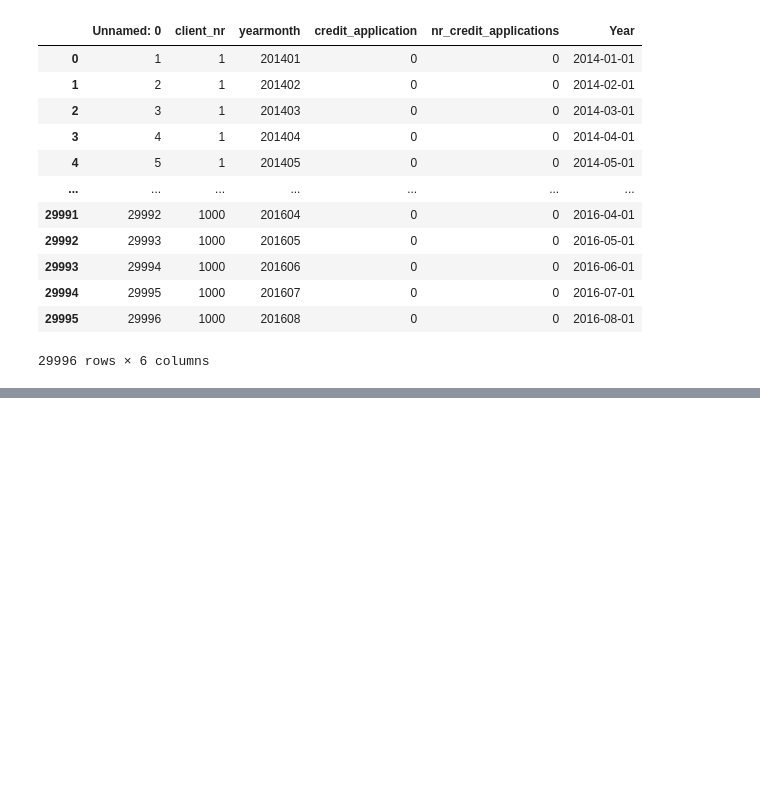
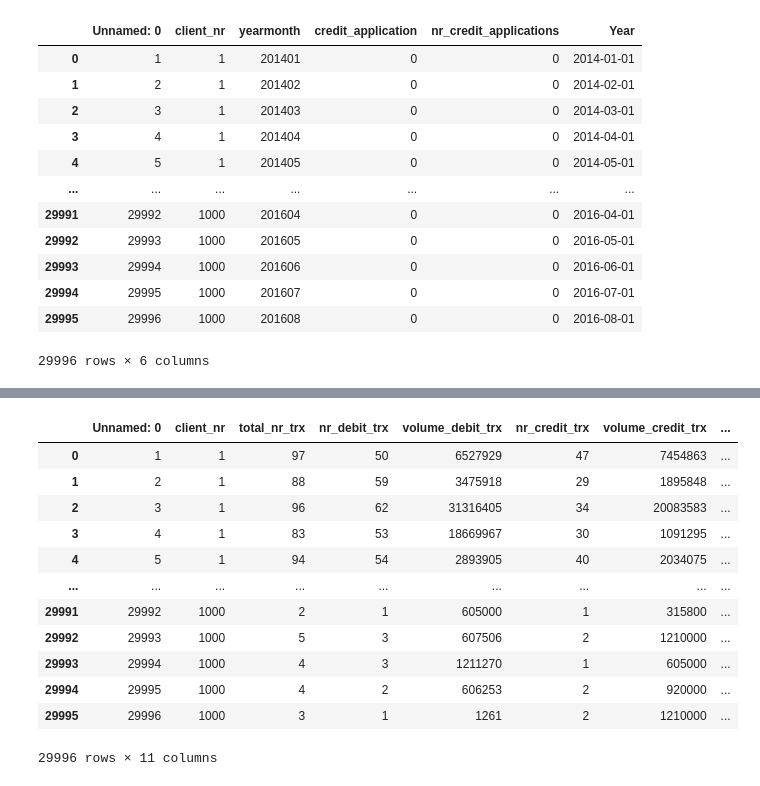
Before and after one commit to ChryssPoetry/abnamro, a Jupyter notebook: codes/solution.ipynb, the cells around one changed output, grey strips where cells are left out. Cells and saved outputs as stored; diff of their text form; code cells hidden in the pictures; blank space fills up the shorter version.

```diff
--- a/codes/solution.ipynb
+++ b/codes/solution.ipynb
@@ -115,0 +151,17 @@ customerSnapshot = customers.copy()
+# %%
+df_customers = customers.drop('yearmonth', axis=1)
+df_customers
+# %% [output]
+|  | Unnamed: 0 | client_nr | total_nr_trx | nr_debit_trx | volume_debit_trx | nr_credit_trx | volume_credit_trx | ... |
+| 0 | 1 | 1 | 97 | 50 | 6527929 | 47 | 7454863 | ... |
+| 1 | 2 | 1 | 88 | 59 | 3475918 | 29 | 1895848 | ... |
+| 2 | 3 | 1 | 96 | 62 | 31316405 | 34 | 20083583 | ... |
+| 3 | 4 | 1 | 83 | 53 | 18669967 | 30 | 1091295 | ... |
+| 4 | 5 | 1 | 94 | 54 | 2893905 | 40 | 2034075 | ... |
+| ... | ... | ... | ... | ... | ... | ... | ... | ... |
+| 29991 | 29992 | 1000 | 2 | 1 | 605000 | 1 | 315800 | ... |
+| 29992 | 29993 | 1000 | 5 | 3 | 607506 | 2 | 1210000 | ... |
+| 29993 | 29994 | 1000 | 4 | 3 | 1211270 | 1 | 605000 | ... |
+| 29994 | 29995 | 1000 | 4 | 2 | 606253 | 2 | 920000 | ... |
+| 29995 | 29996 | 1000 | 3 | 1 | 1261 | 2 | 1210000 | ... |
+29996 rows × 11 columns
```
Also changed, not shown: parts of 9 cells of this notebook.
